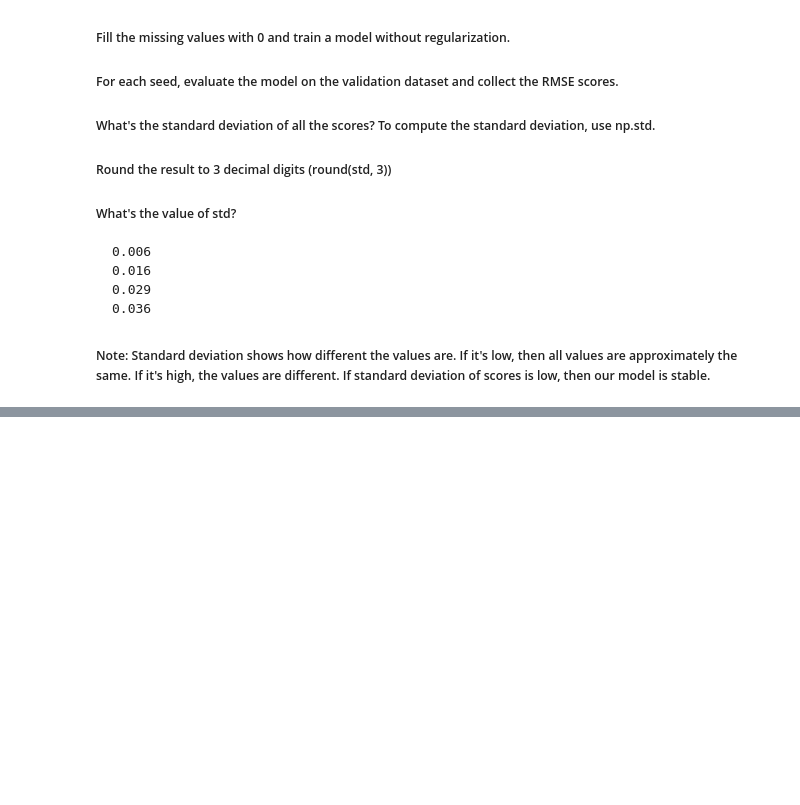
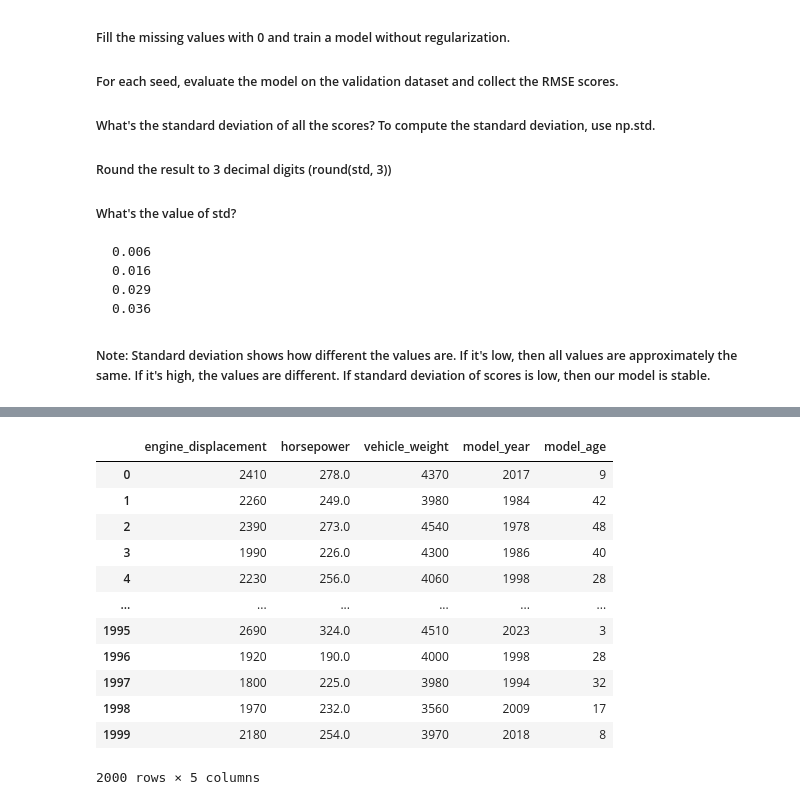
Before and after one commit to AdisaYunusa/ml-zoomcamp, a Jupyter notebook: 02-regression/Homework 2.ipynb, the cells around one changed output, grey strips where cells are left out. Saved outputs shown, nothing was run; the diff lists cells and outputs as text; code cells hidden in the pictures; blank space fills up the shorter version.

```diff
--- a/02-regression/Homework 2.ipynb
+++ b/02-regression/Homework 2.ipynb
@@ -588,0 +660,16 @@ Validation RMSE = 0.072
+# %%
+splits[9]['val']
+# %% [output]
+|  | engine_displacement | horsepower | vehicle_weight | model_year | model_age |
+| 0 | 2410 | 278.0 | 4370 | 2017 | 9 |
+| 1 | 2260 | 249.0 | 3980 | 1984 | 42 |
+| 2 | 2390 | 273.0 | 4540 | 1978 | 48 |
+| 3 | 1990 | 226.0 | 4300 | 1986 | 40 |
+| 4 | 2230 | 256.0 | 4060 | 1998 | 28 |
+| ... | ... | ... | ... | ... | ... |
+| 1995 | 2690 | 324.0 | 4510 | 2023 | 3 |
+| 1996 | 1920 | 190.0 | 4000 | 1998 | 28 |
+| 1997 | 1800 | 225.0 | 3980 | 1994 | 32 |
+| 1998 | 1970 | 232.0 | 3560 | 2009 | 17 |
+| 1999 | 2180 | 254.0 | 3970 | 2018 | 8 |
+2000 rows × 5 columns
```
Also changed, not shown: parts of 17 cells of this notebook.
